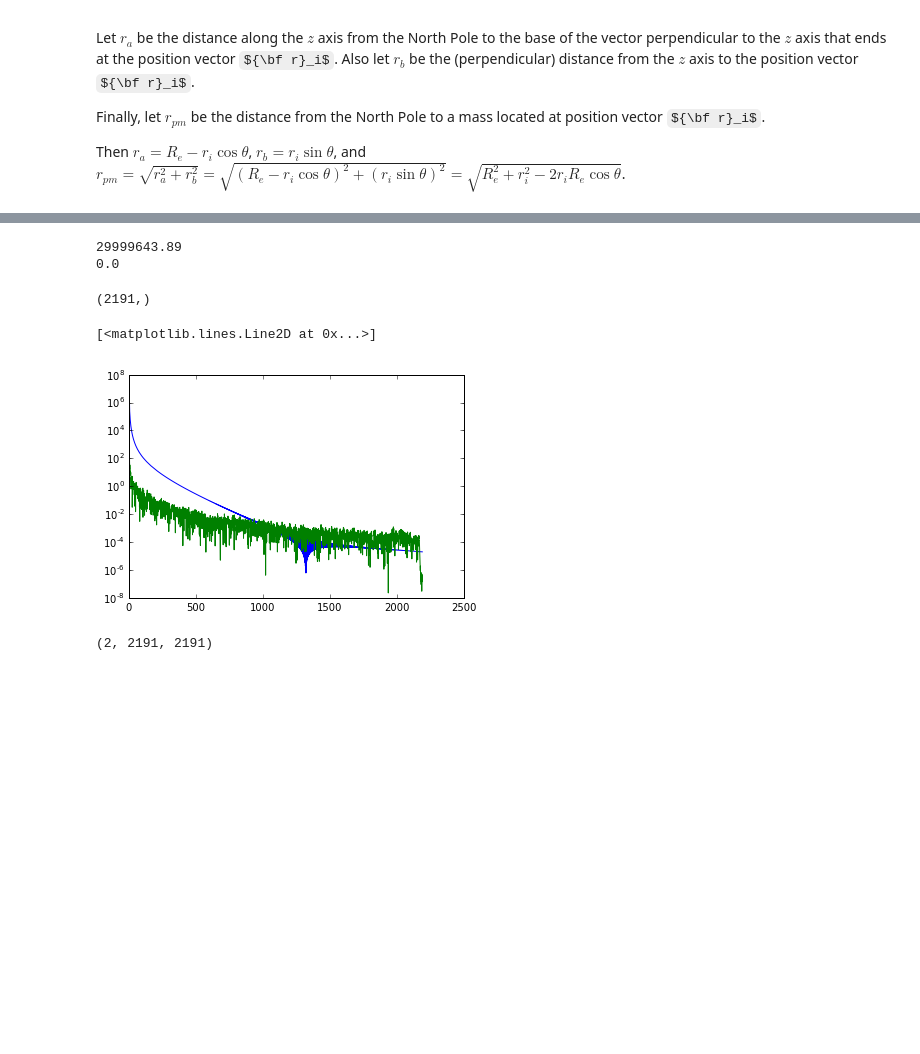
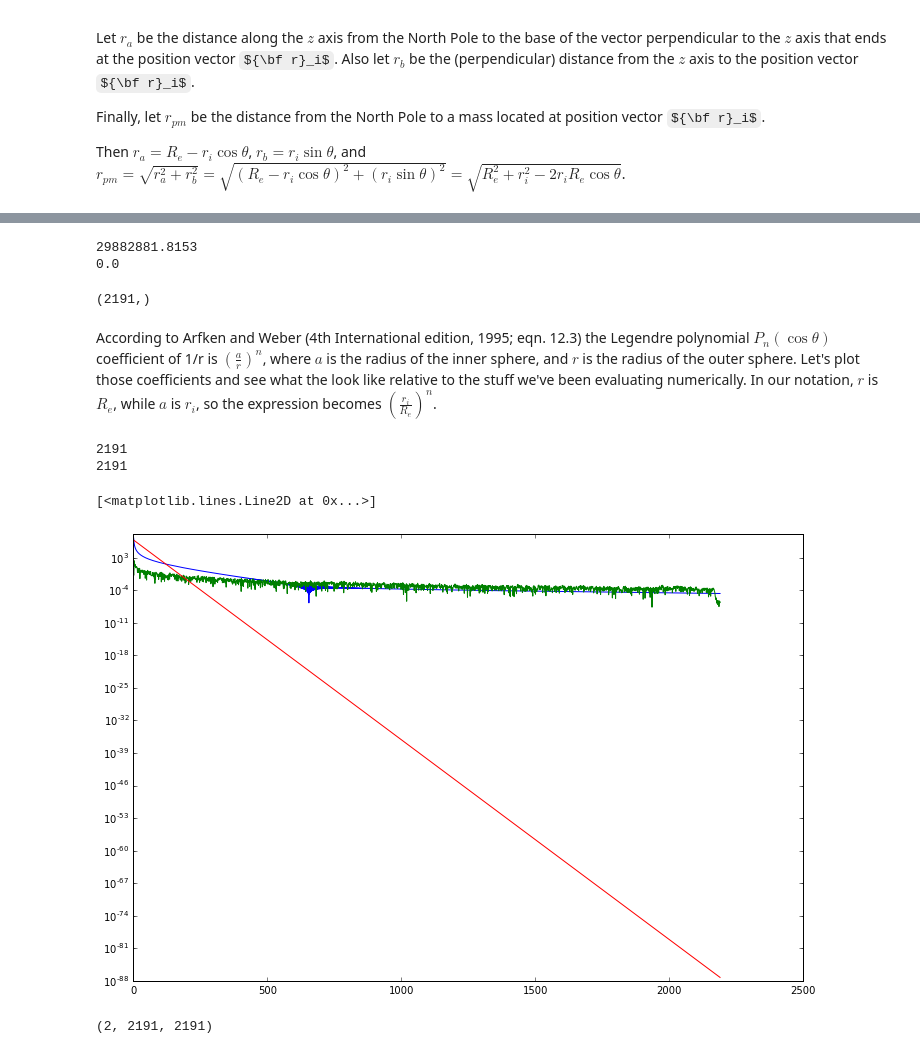
Before and after one commit to korin-worm-code/GravityTomo, a Jupyter notebook: GravTomoCleanedUp.ipynb, the cells around one changed output, grey strips where cells are left out. Cells and saved outputs as stored; diff of their text form; code cells hidden in the pictures; some formulas as TeX source; blank space fills up the shorter version.

```diff
--- a/GravTomoCleanedUp.ipynb
+++ b/GravTomoCleanedUp.ipynb
@@ -102,13 +113,13 @@ Finally, let $r_{pm}$ be the distance from the North Pole to a mass located at p
 Then $r_a = R_e - r_i \cos \theta$, $r_b = r_i \sin \theta$, and $r_{pm} = \sqrt{r_a^2 + r_b^2} = \sqrt{(R_e - r_i \cos \theta)^2 + (r_i \sin \theta)^2} = \sqrt{R_e^2 + r_i^2 - 2 r_i R_e \cos \theta}$.
 # %%
 def make_Rpm(R_e,r_i,co_lats,shp):
-    rpm_1D = np.sqrt(-2.*r_i*R_e*np.cos(co_lats) + R_e**2 + r_i**2 )
+    rpm_1D = np.sqrt((-2.*r_i*R_e*np.cos(co_lats)) + (R_e**2) + (r_i**2) )
     rpm_2D = np.zeros(shp,np.float64)
     rpm_2D[:,:] = rpm_1D[:,np.newaxis]
 
     return rpm_2D
 # %%
-co_lats = np.linspace(0.,np.pi,num=T.shape[0],endpoint=True)
+co_lats = np.linspace(0.,np.pi,num=T.shape[0],endpoint=True,dtype=np.double)
 plt.plot(co_lats)
 # %% [output]
 [<matplotlib.lines.Line2D at 0x...>]
@@ -116,5 +127,6 @@ plt.plot(co_lats)
 # %%
-r_inner = 0.99215 *6371000.
+r_inner = 6371000. - 600000.
+# r_inner = 0.5290 *6371000.
 rpm_2D = -make_Rpm(R_e = 6371000., r_i = r_inner, co_lats = co_lats, shp = T.shape)
 print 6371000. - r_inner
 # %% [output]
@@ -131,21 +143,32 @@ rpm_2D_SH = sht.SHExpandDH(rpm_2D, norm=4,sampling=2)
 print np.max(np.abs(rpm_2D_SH[0,:,0]))
 print np.max(np.abs(rpm_2D_SH[1,:,0]))
 # %% [output]
-29999643.89
+29882881.8153
 0.0
 # %%
 kernel =  rpm_2D_SH[0,:,0]
 print kernel.shape
 # %% [output]
 (2191,)
+# %% [markdown]
+According to Arfken and Weber (4th International edition, 1995; eqn. 12.3) the Legendre polynomial $P_n(\cos \theta)$ coefficient of 1/r is $\left( \frac{a}{r} \right)^n$, where $a$ is the radius of the inner sphere, and $r$ is the radius of the outer sphere. Let's plot those coefficients and see what the look like relative to the stuff we've been evaluating numerically. In our notation, $r$ is $R_e$, while $a$ is $r_i$, so the expression becomes $\left( \frac{r_i}{R_e} \right)^n$.
+# %%
+P_degrees = np.arange(0,max_degree+1,1.)
+print len(P_degrees)
+P_coeffs = (r_inner/6371000.)**P_degrees
+print(len(P_coeffs))
+# %% [output]
+2191
+2191
 # %%
 plt.semilogy(np.abs(kernel))
 plt.semilogy(np.abs(T_SH[0,:,0]))
+plt.semilogy(6371000.*P_coeffs)
 #plt.semilogy(np.abs(1./kernel))
 #plt.semilogy(np.abs(1./(kernel**2)))
 # %% [output]
 [<matplotlib.lines.Line2D at 0x...>]
-[figure, old version]
+[figure, new version]
 # %%
 sh_degree = np.arange(T_SH.shape[1])
 factor = 2.*np.pi*((1+(2*sh_degree))/(4.*np.pi))**2
```
Also changed, not shown: parts of 27 cells of this notebook.
